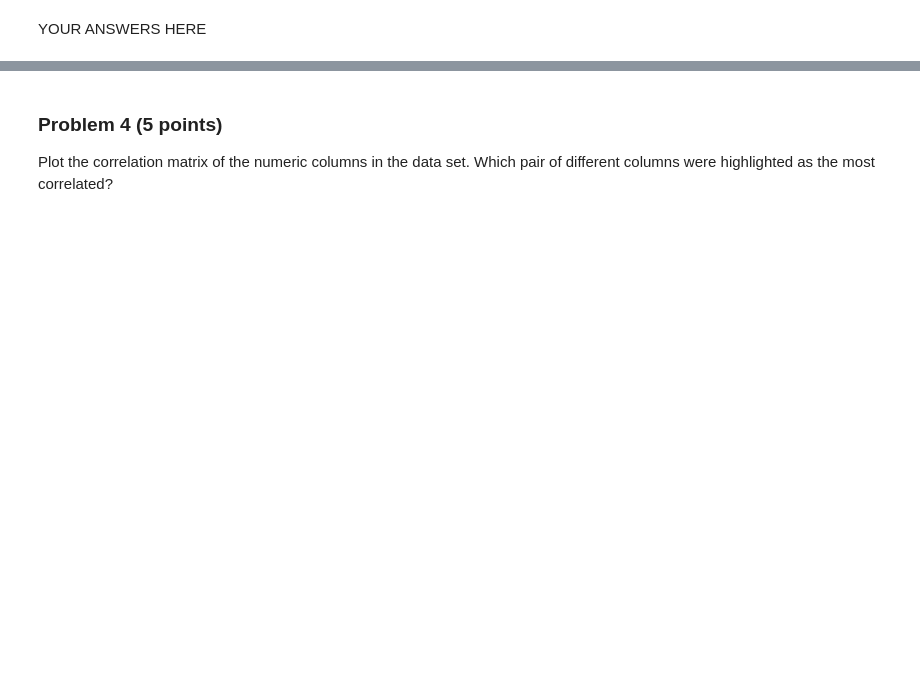
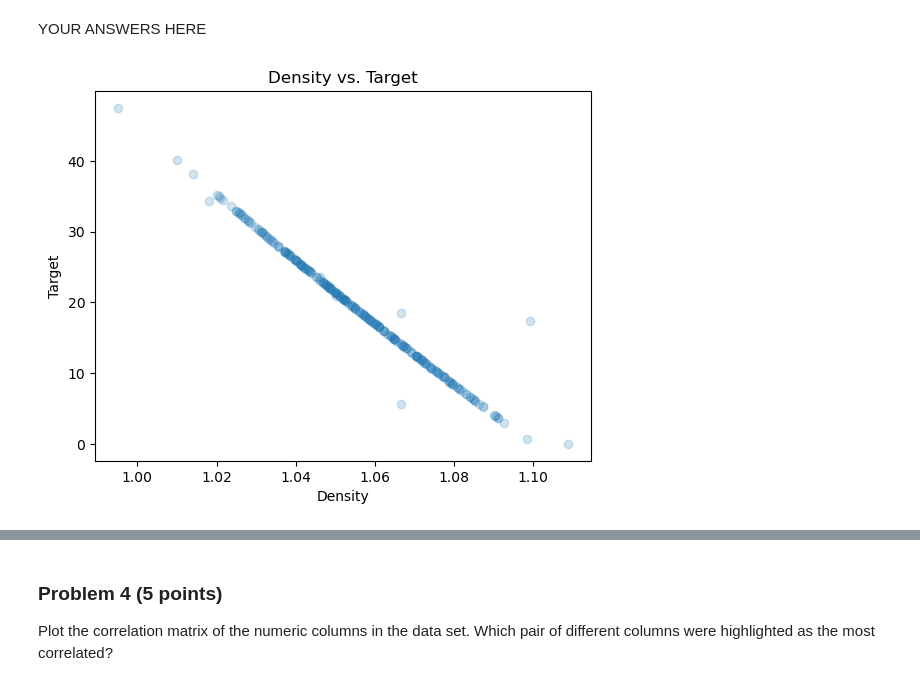
Before and after one commit to chenmichael2/dx602-final-project, a Jupyter notebook: project.ipynb, the cells around one changed output, grey strips where cells are left out. Saved outputs shown, nothing was run; the diff lists cells and outputs as text; code cells hidden in the pictures; blank space fills up the shorter version.

```diff
--- a/project.ipynb
+++ b/project.ipynb
@@ -186,2 +208,12 @@ body.describe().T
 # %% [markdown]
 YOUR ANSWERS HERE
+# %%
+# Chosen because of it's directly linear line with barely any spread
+plt.scatter(body["Density"], body["target"], alpha=0.2)
+plt.xlabel("Density")
+plt.ylabel("Target")
+plt.title("Density vs. Target")
+
+plt.show()
+# %% [output]
+[figure, added]
```
Also changed, not shown: parts of 13 cells of this notebook.
